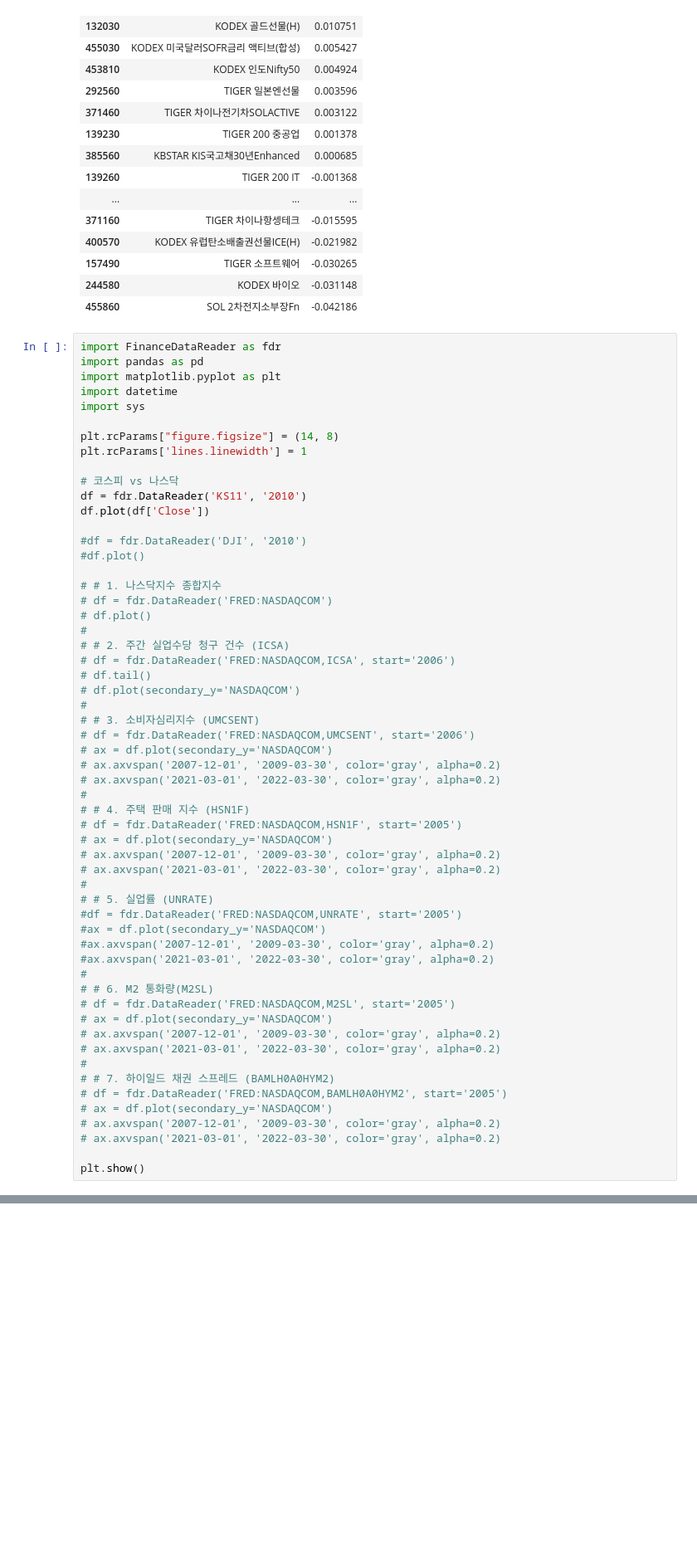
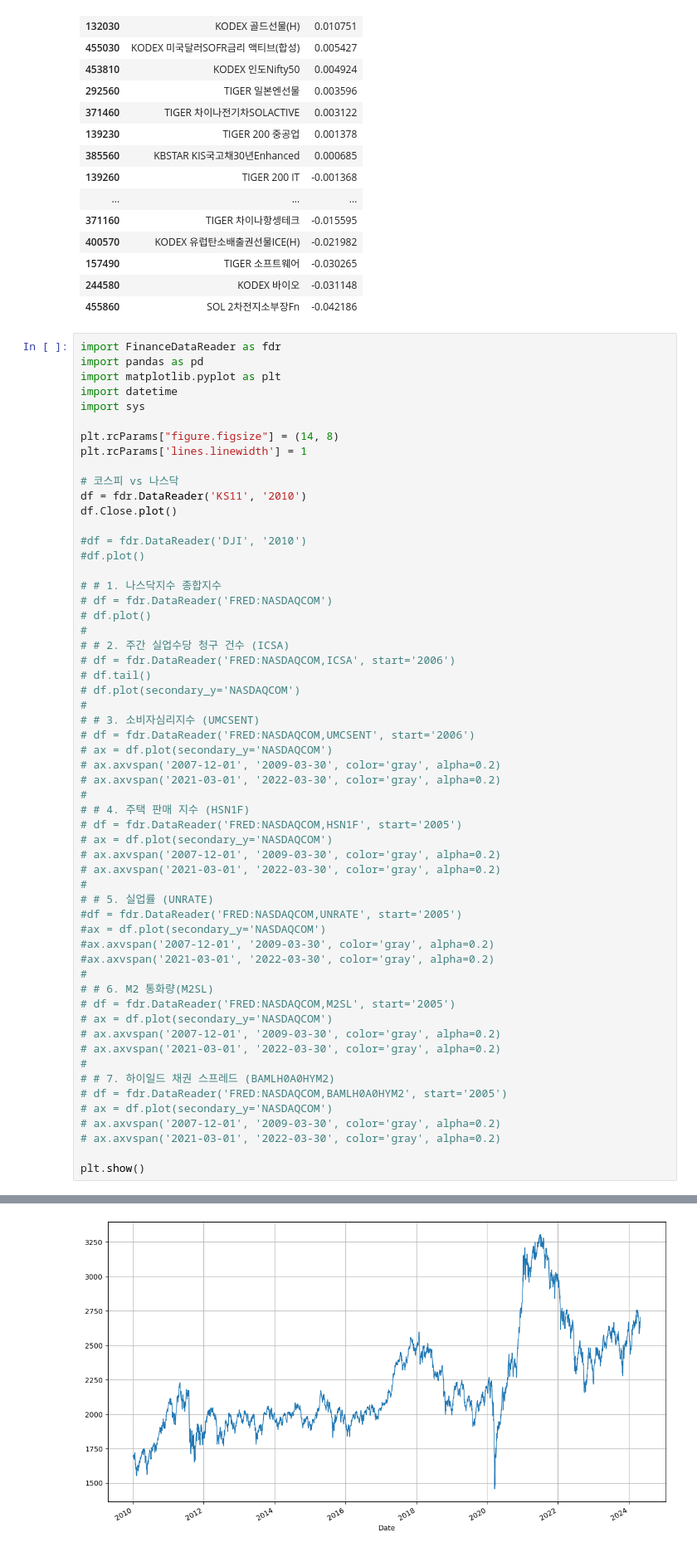
Before and after one commit to kusool72/python, a Jupyter notebook: 거시경제지표.ipynb, the cells around one changed output, grey strips where cells are left out. Shown at 83% size. Saved outputs shown, nothing was run; the diff lists cells and outputs as text; blank space fills up the shorter version.

```diff
--- a/거시경제지표.ipynb
+++ b/거시경제지표.ipynb
@@ -434,7 +558,7 @@ plt.rcParams['lines.linewidth'] = 1
 
 # 코스피 vs 나스닥
 df = fdr.DataReader('KS11', '2010')
-df.plot(df['Close'])
+df.Close.plot()
 
 #df = fdr.DataReader('DJI', '2010')
 #df.plot()
@@ -483,0 +607 @@ KeyError: "None of [Index([1696.14, 1690.62, 1705.32, 1683.45, 1695.26, 1694.12,
+[figure, added]
```
Also changed, not shown: parts of 41 cells of this notebook.
